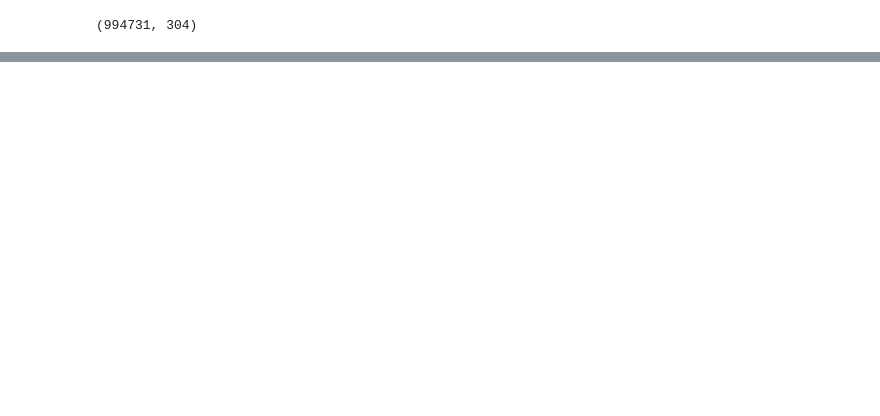
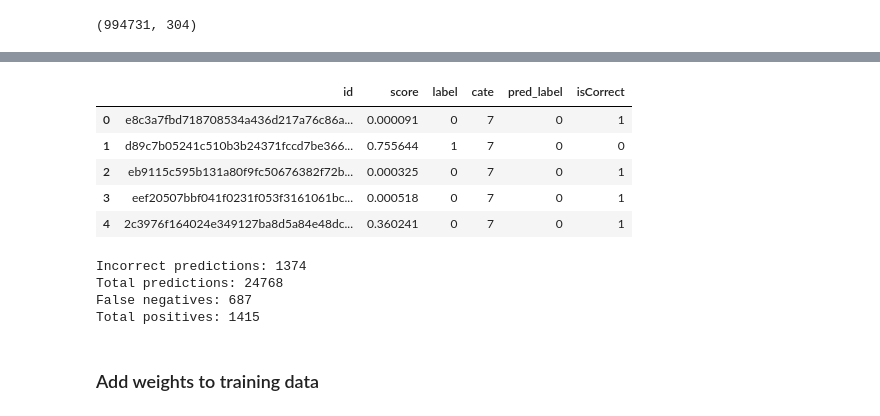
Before and after one commit to xiaosuper163/atec, a Jupyter notebook: fraud_b.ipynb, the cells around one changed output, grey strips where cells are left out. Drawn from its saved outputs; the diff is of its cells as text; code cells hidden in the pictures; blank space fills up the shorter version.

```diff
--- a/fraud_b.ipynb
+++ b/fraud_b.ipynb
@@ -192,0 +627,31 @@ pd.DataFrame({'id': test_id, 'score': cv_pred}).to_csv('submission/test_b/0002.c
+# %%
+# set up the parameters
+params = {'max_depth': 5, 'eta': 0.009, 'silent': 1, 'objective': 'binary:logistic'}
+params['nthread'] = 4
+params['eval_metric'] = ['logloss','auc']
+params["scale_pos_weight"] = 2
+params["subsample"] = 0.5
+params["colsample_bytree "] = 0.5
+num_rounds = 10000
+early_stopping_rounds = 200
+
+# set up the random seed for testing
+params["seed"] = 6
+
+xgtrain = xgb.DMatrix(data.drop(['id','date','label','Day','cate'],axis=1).values, data.label.values)
+xgvalid = xgb.DMatrix(valid.drop(['id','date','label','Day','cate'],axis=1).values, valid.label.values)
+
+evallist = [(xgtrain, 'train'), (xgvalid, 'valid')]
+bst = xgb.train(params,
+                xgtrain,
+                num_rounds,
+                evallist,
+                # feval=my_score3,
+                early_stopping_rounds=early_stopping_rounds)
+# # save the model
+# bst.save_model('model_log/single_1/0001.model')
+
+valid_pred += bst.predict(xgvalid, ntree_limit=bst.best_iteration)
+
+print('Final score of validation is {}'.format(my_score1(valid.label.values, valid_pred)))
+# pd.DataFrame({'id': test_id, 'score': cv_pred}).to_csv('submission/test_b/0003.csv', index=False)
@@ -192,0 +741,4 @@ pd.DataFrame({'id': test_id, 'score': cv_pred}).to_csv('submission/test_b/0002.c
+# %%
+valid_pred_df = pd.DataFrame({'id': valid.id, 'score': valid_pred, 'label':  valid.label})
+valid_pred_df = valid_pred_df.merge(train_cate, how='inner', on='id')
+valid_pred_df.head()
@@ -192,0 +752,26 @@ pd.DataFrame({'id': test_id, 'score': cv_pred}).to_csv('submission/test_b/0002.c
+# %%
+percent = valid_pred_df.label.values.sum()/valid_pred_df.shape[0]
+
+threshold = valid_pred_df.score.quantile(1-percent)
+valid_pred_df['pred_label'] = valid_pred_df.score.apply(lambda x: int(x>threshold))
+valid_pred_df['isCorrect'] = valid_pred_df['label']==valid_pred_df['pred_label']
+valid_pred_df['isCorrect'] = valid_pred_df['isCorrect'].astype('int')
+valid_pred_df.head()
+# %% [output]
+|  | id | score | label | cate | pred_label | isCorrect |
+| 0 | e8c3a7fbd718708534a436d217a76c86a... | 0.000091 | 0 | 7 | 0 | 1 |
+| 1 | d89c7b05241c510b3b24371fccd7be366... | 0.755644 | 1 | 7 | 0 | 0 |
+| 2 | eb9115c595b131a80f9fc50676382f72b... | 0.000325 | 0 | 7 | 0 | 1 |
+| 3 | eef20507bbf041f0231f053f3161061bc... | 0.000518 | 0 | 7 | 0 | 1 |
+| 4 | 2c3976f164024e349127ba8d5a84e48dc... | 0.360241 | 0 | 7 | 0 | 1 |
+# %%
+# use training data with cate==7
+print('Incorrect predictions: {}'.format(valid_pred_df[valid_pred_df['isCorrect']==0].shape[0]))
+print('Total predictions: {}'.format(valid_pred_df.shape[0]))
+print('False negatives: {}'.format(valid_pred_df[valid_pred_df['label']==1][valid_pred_df['isCorrect']==0].shape[0]))
+print('Total positives: {}'.format(valid_pred_df[valid_pred_df['label']==1].shape[0]))
+# %% [output]
+Incorrect predictions: 1374
+Total predictions: 24768
+False negatives: 687
+Total positives: 1415
@@ -192,0 +784,2 @@ pd.DataFrame({'id': test_id, 'score': cv_pred}).to_csv('submission/test_b/0002.c
+# %% [markdown]
+### Add weights to training data
```
Also changed, not shown: parts of 49 cells of this notebook, 3 other files.
